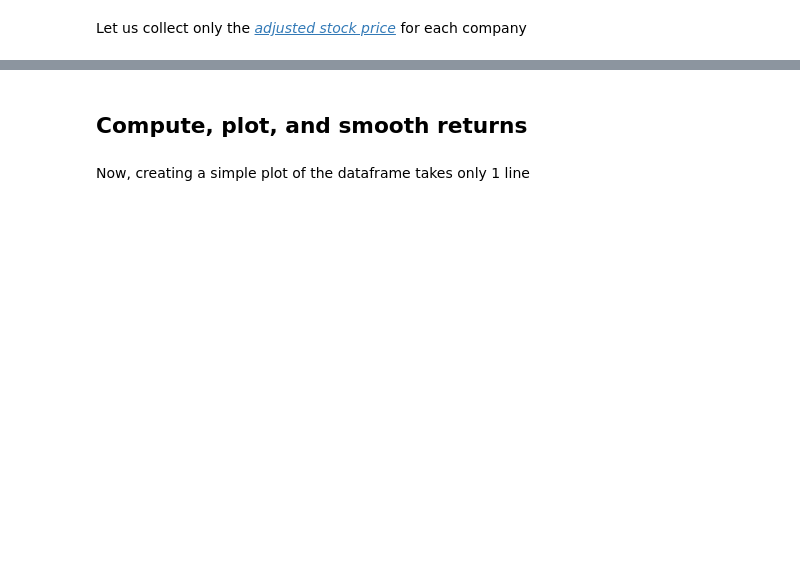
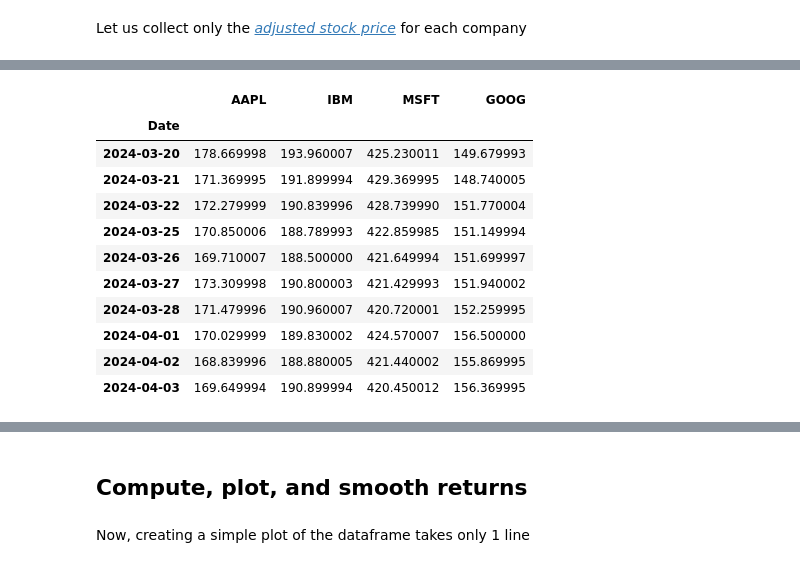
Before and after one commit to EMbeDS-education/IProML-GSSI-20232024, a Jupyter notebook: jupyter/jupyterNotebooks/Part1_NumPy_Pandas.ipynb, the cells around one changed output, grey strips where cells are left out. Saved outputs shown, nothing was run; the diff lists cells and outputs as text; code cells hidden in the pictures; blank space fills up the shorter version.

```diff
--- a/jupyter/jupyterNotebooks/Part1_NumPy_Pandas.ipynb
+++ b/jupyter/jupyterNotebooks/Part1_NumPy_Pandas.ipynb
@@ -2248,2 +3014,15 @@ price.head()
 # %%
-price.tail()
+price.tail(10)
+# %% [output]
+|  | AAPL | IBM | MSFT | GOOG |
+| Date |  |  |  |  |
+| 2024-03-20 | 178.669998 | 193.960007 | 425.230011 | 149.679993 |
+| 2024-03-21 | 171.369995 | 191.899994 | 429.369995 | 148.740005 |
+| 2024-03-22 | 172.279999 | 190.839996 | 428.739990 | 151.770004 |
+| 2024-03-25 | 170.850006 | 188.789993 | 422.859985 | 151.149994 |
+| 2024-03-26 | 169.710007 | 188.500000 | 421.649994 | 151.699997 |
+| 2024-03-27 | 173.309998 | 190.800003 | 421.429993 | 151.940002 |
+| 2024-03-28 | 171.479996 | 190.960007 | 420.720001 | 152.259995 |
+| 2024-04-01 | 170.029999 | 189.830002 | 424.570007 | 156.500000 |
+| 2024-04-02 | 168.839996 | 188.880005 | 421.440002 | 155.869995 |
+| 2024-04-03 | 169.649994 | 190.899994 | 420.450012 | 156.369995 |
```
Also changed, not shown: parts of 140 cells of this notebook.
